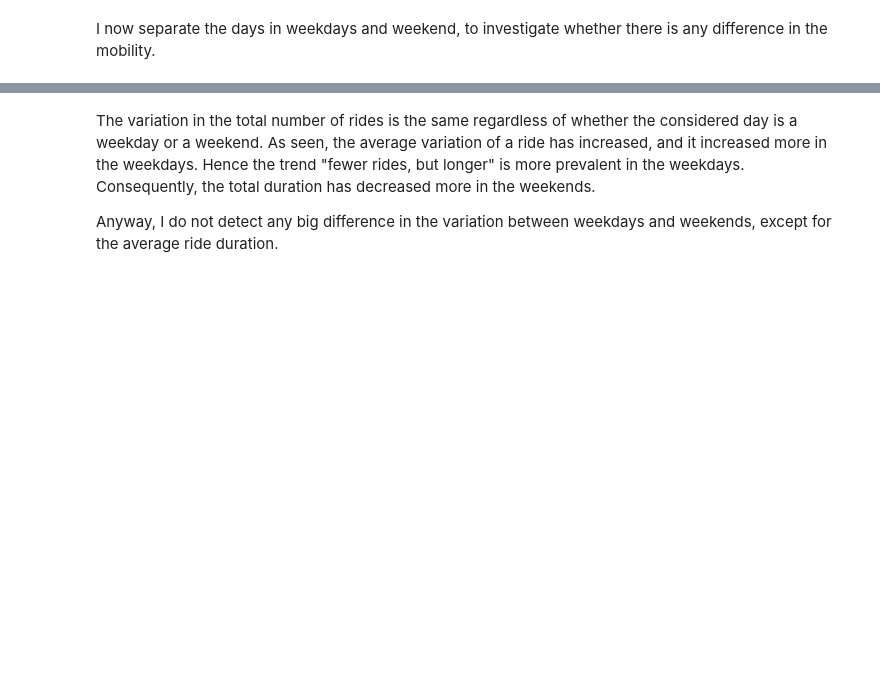
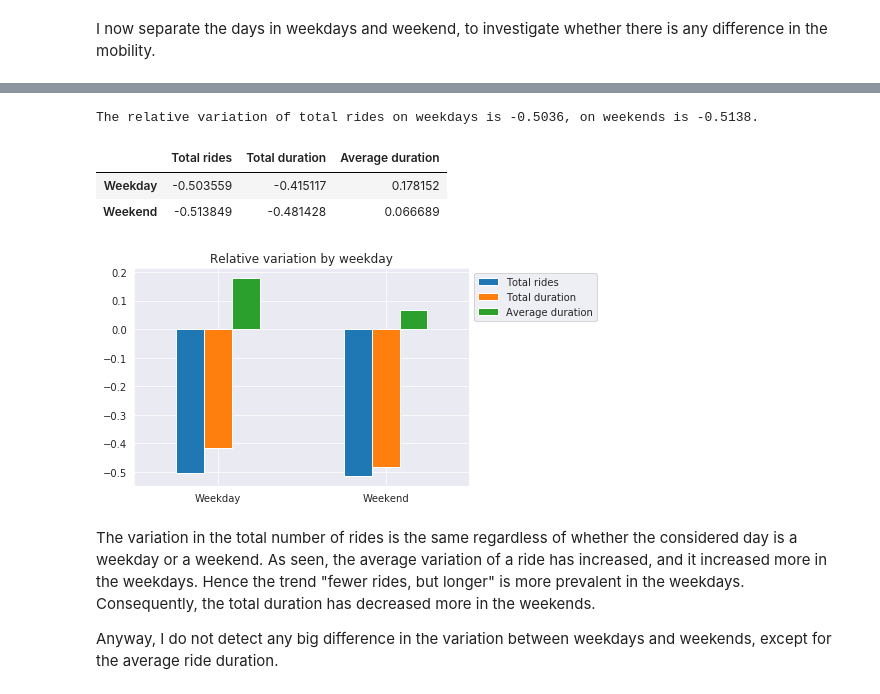
Before and after one commit to Cucni/oslo-bikes-mobility-data, a Jupyter notebook: April.ipynb, the cells around one changed output, grey strips where cells are left out. Cells and saved outputs as stored; diff of their text form; code cells hidden in the pictures; blank space fills up the shorter version.

```diff
--- a/April.ipynb
+++ b/April.ipynb
@@ -399,6 +413,3 @@ Regarding the overall trend along the month, the study of the total number of ri
 ### Variation by day of the week <a name="weekday"></a>
 # %% [markdown]
 I now separate the days in weekdays and weekend, to investigate whether there is any difference in the mobility.
-# %%
-df_19['weekday'] = df_19['started_at'].map(lambda x: x.weekday())
-df_19.head()
@@ -412,3 +415,0 @@ df_19.head()
-# %%
-df_20['weekday'] = df_20['started_at'].map(lambda x: x.weekday())
-df_20.head()
@@ -456,0 +416,4 @@ plt.title('Relative variation by weekday');
+# %%
+#Aggregate the 2019 and 2020 data together by weekday. Keep track of total rides and total duration
+df_weekday = april.joint_aggregate_by_weekday(df_19,df_20)
+df_weekday
@@ -457,3 +427,17 @@ plt.title('Relative variation by weekday');
+# %%
+#Compute the relative variation in total rides, distinguishing between weekdays and weekends.
+(_vwork,_vend) = (df_weekday.loc[2020,'Total rides'] / df_weekday.loc[2019,'Total rides']) - 1
+print(f"The relative variation of total rides on weekdays is {round(_vwork,4)}, on weekends is {round(_vend,4)}.")
+# %% [output]
+The relative variation of total rides on weekdays is -0.5036, on weekends is -0.5138.
+# %%
+#Compute and plot relative variations of total rides, total duration and average duration
+april.plot_rel_variations(df_weekday)
+# %% [output]
+|  | Total rides | Total duration | Average duration |
+| Weekday | -0.503559 | -0.415117 | 0.178152 |
+| Weekend | -0.513849 | -0.481428 | 0.066689 |
+[figure, added]
 # %% [markdown]
 The variation in the total number of rides is the same regardless of whether the considered day is a weekday or a weekend. As seen, the average variation of a ride has increased, and it increased more in the weekdays. Hence the trend "fewer rides, but longer" is more prevalent in the weekdays. Consequently, the total duration has decreased more in the weekends.
 
```
Also changed, not shown: parts of 75 cells of this notebook, 1 other file.
